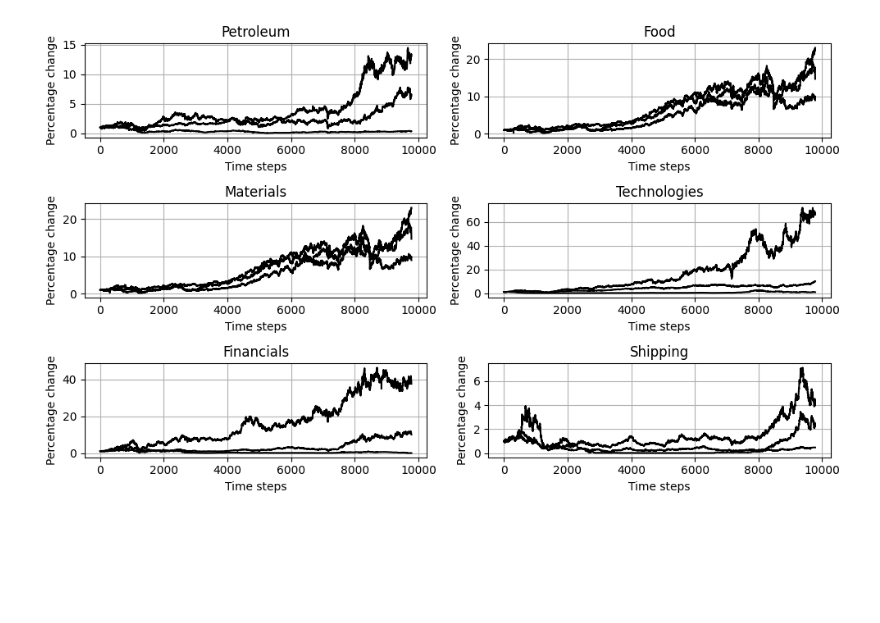
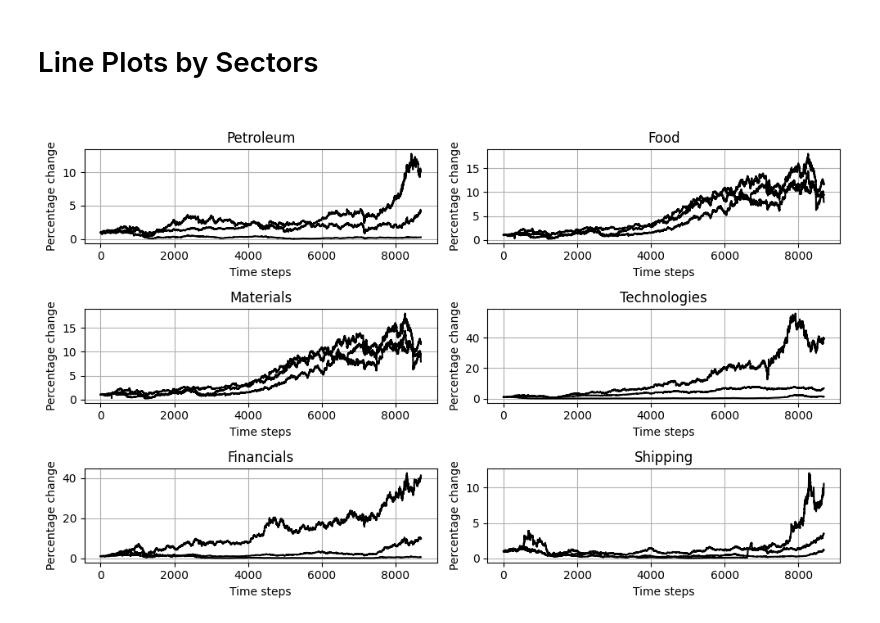
Before and after one commit to DataJakob/BBAN5000-Master-Thesis, a Jupyter notebook: Results/eda.ipynb, the cells around one changed output. Saved outputs shown, nothing was run; the diff lists cells and outputs as text; code cells hidden in the pictures; blank space fills up the shorter version.

```diff
--- a/Results/eda.ipynb
+++ b/Results/eda.ipynb
@@ -33,3 +37,7 @@ ticker_df =  pd.DataFrame({
 })
 
 stock_cols = stock_returns.columns
+
+train = stock_returns.iloc[:int(len(stock_returns)*0.9)]
+valid = stock_returns.iloc[int(len(stock_returns)*0.9):int(len(stock_returns)*0.95)]
+test = stock_returns.iloc[int(len(stock_returns)*0.95):]
@@ -60,23 +57,27 @@ plt.show()
+# %% [markdown]
+<h1> Line Plots by Sectors <h1>
 # %%
+def z_score(arr):
+    answer = (arr-arr.mean()) / arr.std()
+    return answer
+
 sector_names = [["Petroleum", "Food"],["Materials", "Technologies"], ["Financials", "Shipping"]]
-
 fig, ax = plt.subplots(3,2, figsize=(10,6))
-
 for i in range(0,3,1):
-    ax[i,0].plot(np.cumprod(stock_returns.iloc[:, i*3:(i+1)*3]+1), color="black", alpha=1)
-    ax[i,1].plot(np.cumprod(stock_returns.iloc[:, 3+i*6 : (i+1)*6]+1), color="black", alpha=1)
+    ax[i,0].plot((np.cumprod(train.iloc[:, i*3:(i+1)*3]+1)), color="black", alpha=1)
+    ax[i,1].plot((np.cumprod(train.iloc[:, 3+i*6 : (i+1)*6]+1)), color="black", alpha=1)
 
     ax[i,0].set_title(sector_names[i][0])
     ax[i,1].set_title(sector_names[i][1])
 
     ax[i,0].set_xlabel("Time steps")
     ax[i,1].set_xlabel("Time steps")
 
     ax[i,0].set_ylabel("Percentage change")
     ax[i,1].set_ylabel("Percentage change")
 
     ax[i,0].grid()
     ax[i,1].grid()
 fig.tight_layout()
 # %% [output]
-[figure, old version]
+[figure, new version]
```
Also changed, not shown: parts of 12 cells of this notebook, 45 other files.
